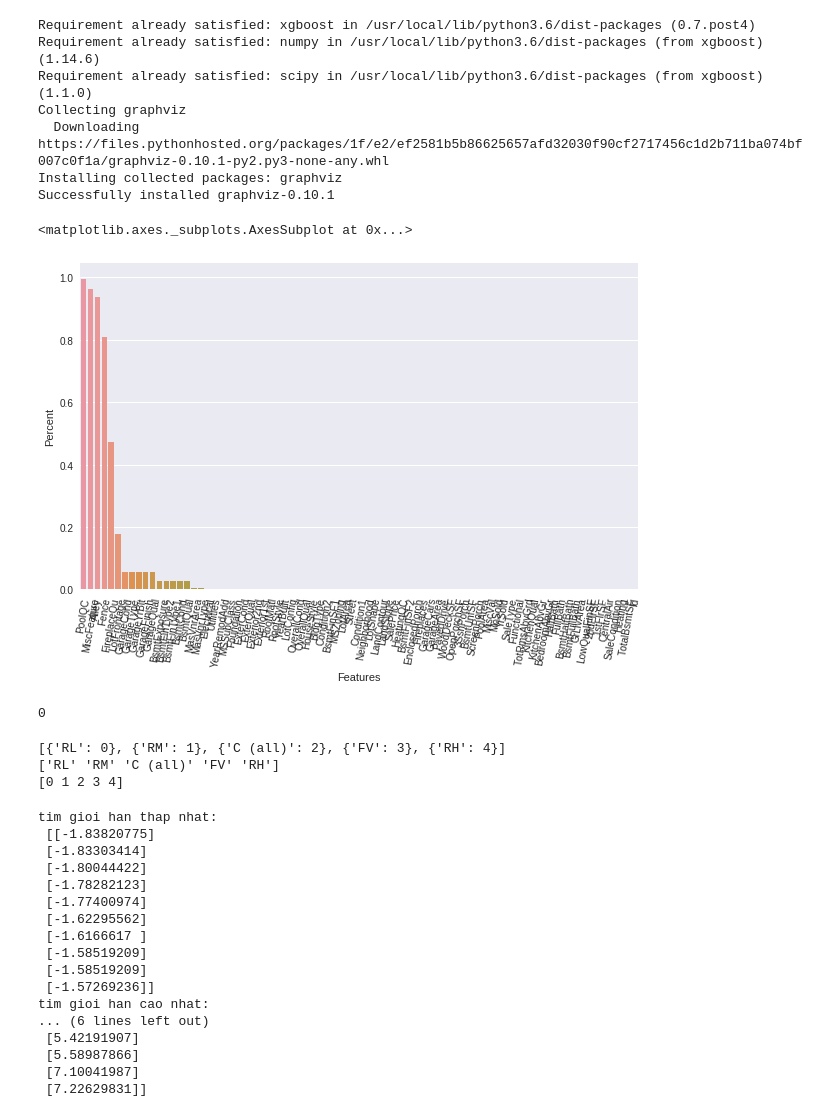
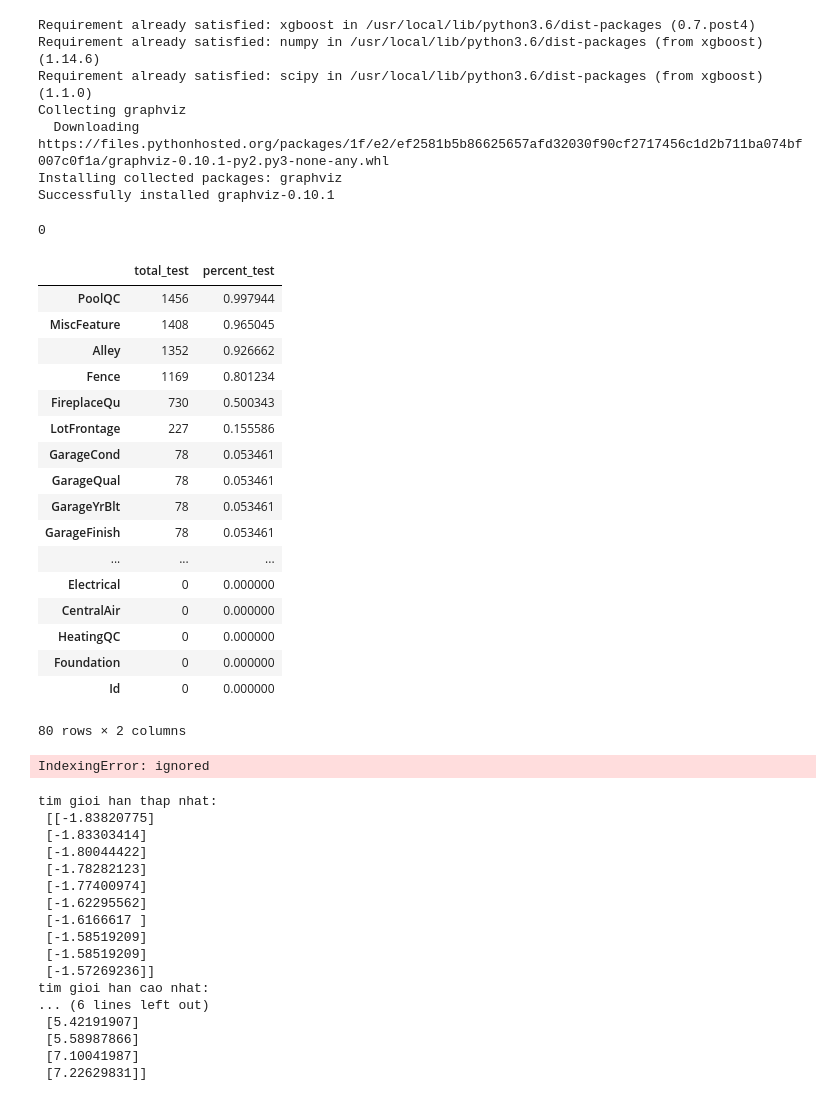
Before and after one commit to redman157/HocML, a Jupyter notebook: XulySalePrice.ipynb, the cells around one changed output. Cells and saved outputs as stored; diff of their text form; code cells hidden in the pictures.

```diff
--- a/XulySalePrice.ipynb
+++ b/XulySalePrice.ipynb
@@ -114,12 +108,3 @@ missing_data = pd.concat([total,percent],axis = 1, keys=['total','percent'])
-# %%
-f, ax = plt.subplots(figsize = (10,6))
-plt.xticks(rotation='80')
-plt.xlabel('Features')
-plt.ylabel('Percent')
-sns.barplot(x = missing_data.index,y = percent)
-# %% [output]
-<matplotlib.axes._subplots.AxesSubplot at 0x...>
-[figure, removed]
 # %%
 df_train = df_train.drop((missing_data[missing_data['total'] > 1]).index,1)
 df_train = df_train.drop(df_train.loc[df_train['Electrical'].isnull()].index)
@@ -130,24 +115,49 @@ df_train.isnull().sum().max()
 from sklearn.preprocessing import LabelEncoder
 number = df_train.dtypes[df_train.dtypes !='object'].index
 categorical = df_train.dtypes[df_train.dtypes =='object'].index
-#def xulydata(path):
-#for c in df_train[MSZoning]:
-s = df_train['MSZoning'].unique()
-label, levels = pd.factorize(s)
-array = df_train.MSZoning.unique()
-bien = []
-for i in range(len(label)):
-  labels = {array[i] : label[i]}
-  bien.append(labels)
-print(bien)
-print(df_train.MSZoning.unique())
-print(label)
-
-    #df_train[c] = df_train[c[c]]
-
-#xulydata(categorical)
-#df_train(MSZoning)
+def xulydata(path):
+#   cols = []
+#   for c in df_train[path]:
+#     cols.append(df_train[c].astype("category").cat.codes)
+#   else:
+#     df = pd.concat(cols, axis=1, keys=categorical)
+  df= pd.concat([df_train[c].astype("category").cat.codes for c in df_train[path]],
+                 axis=1,
+                 keys=categorical)
+  return df
+#     s = df_train[c].unique()
+#     label, levels = pd.factorize(s)
+#     print('cols',c, 'is', label)
+#     #df_train[c] = df_train[c[c]]
+df_train[categorical] = xulydata(categorical)
-# %% [output]
-[{'RL': 0}, {'RM': 1}, {'C (all)': 2}, {'FV': 3}, {'RH': 4}]
-['RL' 'RM' 'C (all)' 'FV' 'RH']
-[0 1 2 3 4]
+# %%
+from sklearn.tree import DecisionTreeClassifier
+from sklearn.ensemble import RandomForestClassifier
+df_test = pd.read_csv('test.csv.gz')
+categorical_test = df_test.dtypes[df_test.dtypes == 'object'].index
+total_test = df_test.isnull().sum()
+total_t = total_test
+percent_test = (df_test.isnull().sum()/df_test.isnull().count()).sort_values(ascending = False)
+
+missing_test = pd.concat([total_test,percent_test],axis = 1, keys = ['total_test','percent_test'])
+missing_test
+#df_test[categorical_test] = xulydata(categorical_test)
+# %% [output]
+|  | total_test | percent_test |
+| PoolQC | 1456 | 0.997944 |
+| MiscFeature | 1408 | 0.965045 |
+| Alley | 1352 | 0.926662 |
+| Fence | 1169 | 0.801234 |
+| FireplaceQu | 730 | 0.500343 |
+| LotFrontage | 227 | 0.155586 |
+| GarageCond | 78 | 0.053461 |
+| GarageQual | 78 | 0.053461 |
+| GarageYrBlt | 78 | 0.053461 |
+| GarageFinish | 78 | 0.053461 |
+| ... | ... | ... |
+| Electrical | 0 | 0.000000 |
+| CentralAir | 0 | 0.000000 |
+| HeatingQC | 0 | 0.000000 |
+| Foundation | 0 | 0.000000 |
+| Id | 0 | 0.000000 |
+80 rows × 2 columns
@@ -154,3 +167,7 @@ print(label)
+# %%
+df_test[df_test.isnull().any()].columns()
+# %% [output]
+IndexingError: ignored
 # %%
 # chuan hoa data dua chung ve trong khoang tu 0 > 1
 saleprice_scaled = StandardScaler().fit_transform(df_train.SalePrice[:,np.newaxis]);
```
Also changed, not shown: parts of 8 cells of this notebook.
